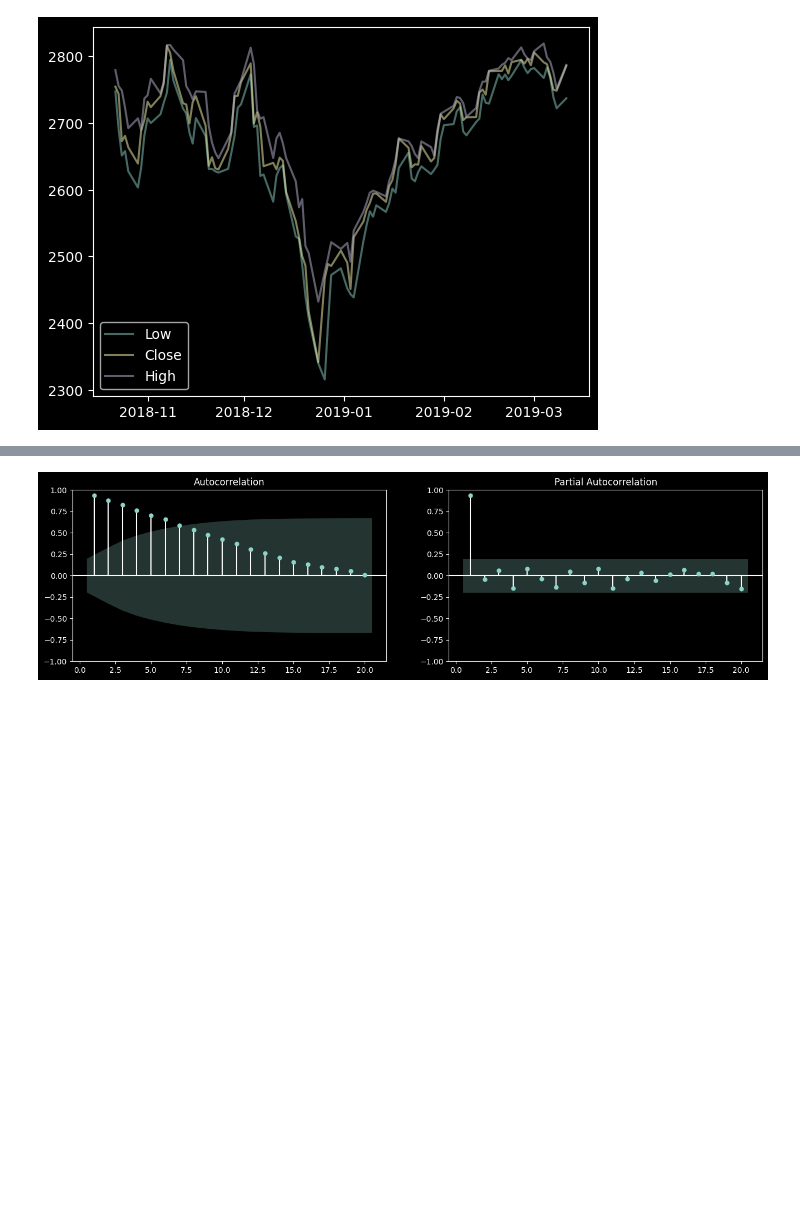
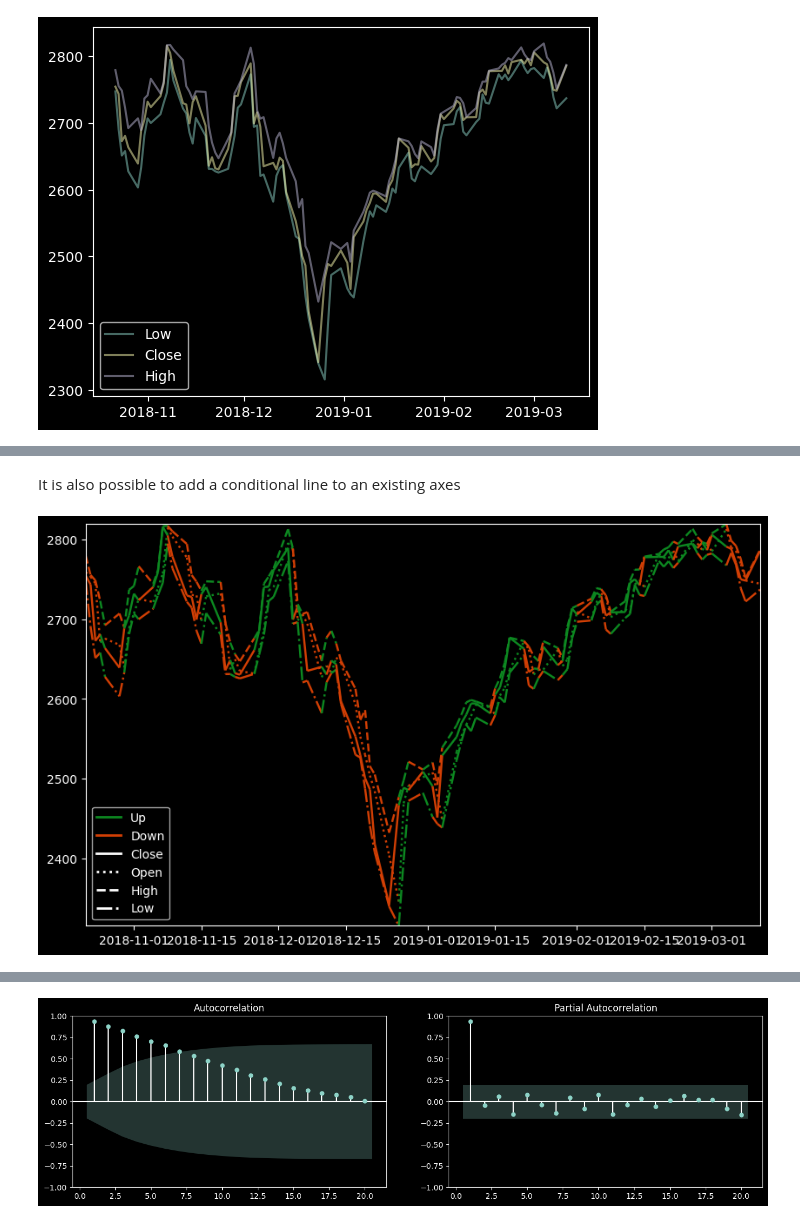
Before and after one commit to vtecftwy/myquantlab, a Jupyter notebook: nbs-dev/02_plotting.ipynb, the cells around one changed output, grey strips where cells are left out. Cells and saved outputs as stored; diff of their text form; code cells hidden in the pictures; blank space fills up the shorter version.

```diff
--- a/nbs-dev/02_plotting.ipynb
+++ b/nbs-dev/02_plotting.ipynb
@@ -54,3 +138,18 @@ plot_timeseries(df.Low, df.Close, df.High, add_legend=True)
+# %% [markdown]
+It is also possible to add a conditional line to an existing axes
+# %%
+df = load_test_df()
+df['R'] = df.Close.pct_change()
+cond = df['R'] > 0
+
+fig, ax = plt.subplots(figsize=(10, 6))
+plot_two_color_line(df['Close'], cond, ax=ax)
+plot_two_color_line(df['Open'], cond, ax=ax, linestyle=':')
+plot_two_color_line(df['High'], cond, ax=ax, linestyle='--')
+plot_two_color_line(df['Low'], cond, ax=ax, linestyle='-.')
+plt.show()
+# %% [output]
+[figure, added]
 # %%
 #| export
 def hist_timeseries(
```
Also changed, not shown: parts of 4 cells of this notebook, 2 other files.
